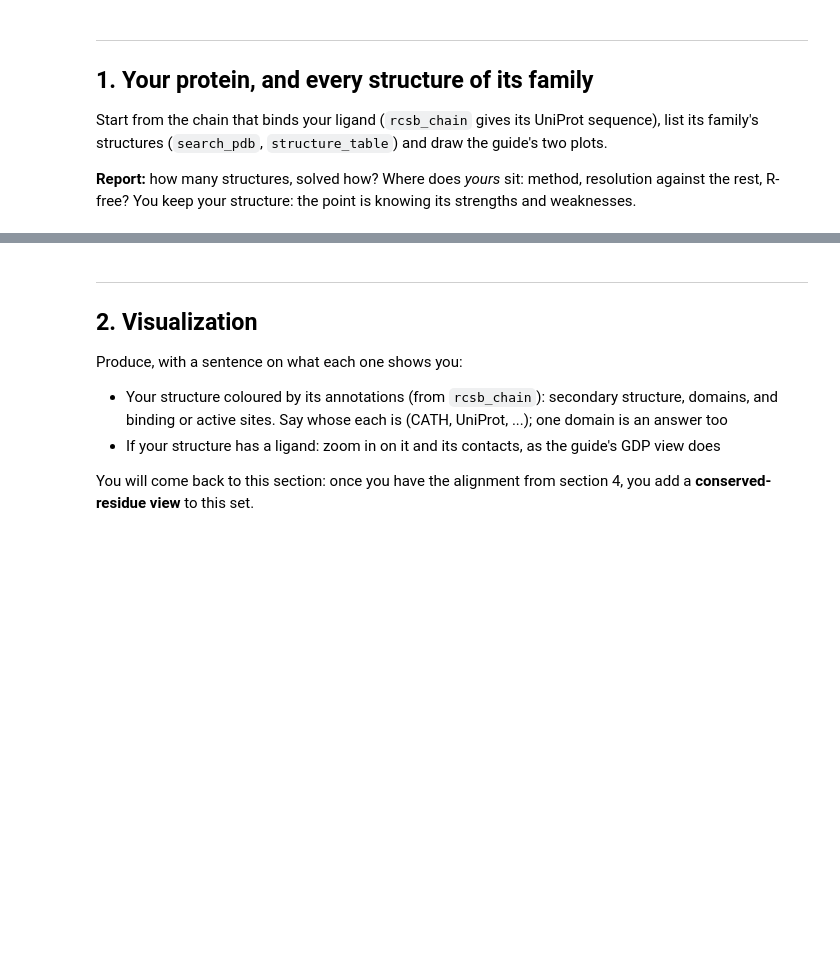
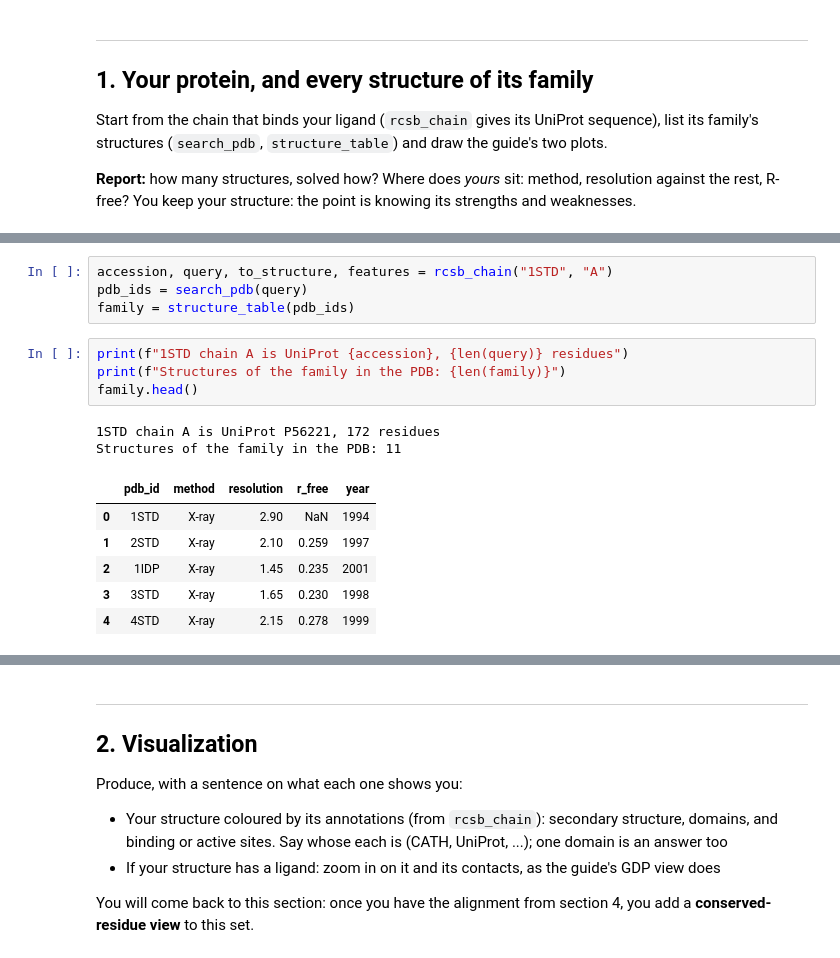
Before and after one commit to einleutchen/Assignment_SPW, a Jupyter notebook: ex01/ex01_workbook.ipynb, the cells around one changed output, grey strips where cells are left out. Drawn from its saved outputs; the diff is of its cells as text; blank space fills up the shorter version.

```diff
--- a/ex01/ex01_workbook.ipynb
+++ b/ex01/ex01_workbook.ipynb
@@ -182,0 +280,17 @@ weaknesses.
+# %%
+accession, query, to_structure, features = rcsb_chain("1STD", "A")
+pdb_ids = search_pdb(query)
+family = structure_table(pdb_ids)
+# %%
+print(f"1STD chain A is UniProt {accession}, {len(query)} residues")
+print(f"Structures of the family in the PDB: {len(family)}")
+family.head()
+# %% [output]
+1STD chain A is UniProt P56221, 172 residues
+Structures of the family in the PDB: 11
+|  | pdb_id | method | resolution | r_free | year |
+| 0 | 1STD | X-ray | 2.90 | NaN | 1994 |
+| 1 | 2STD | X-ray | 2.10 | 0.259 | 1997 |
+| 2 | 1IDP | X-ray | 1.45 | 0.235 | 2001 |
+| 3 | 3STD | X-ray | 1.65 | 0.230 | 1998 |
+| 4 | 4STD | X-ray | 2.15 | 0.278 | 1999 |
```
Also changed, not shown: parts of 6 cells of this notebook.
